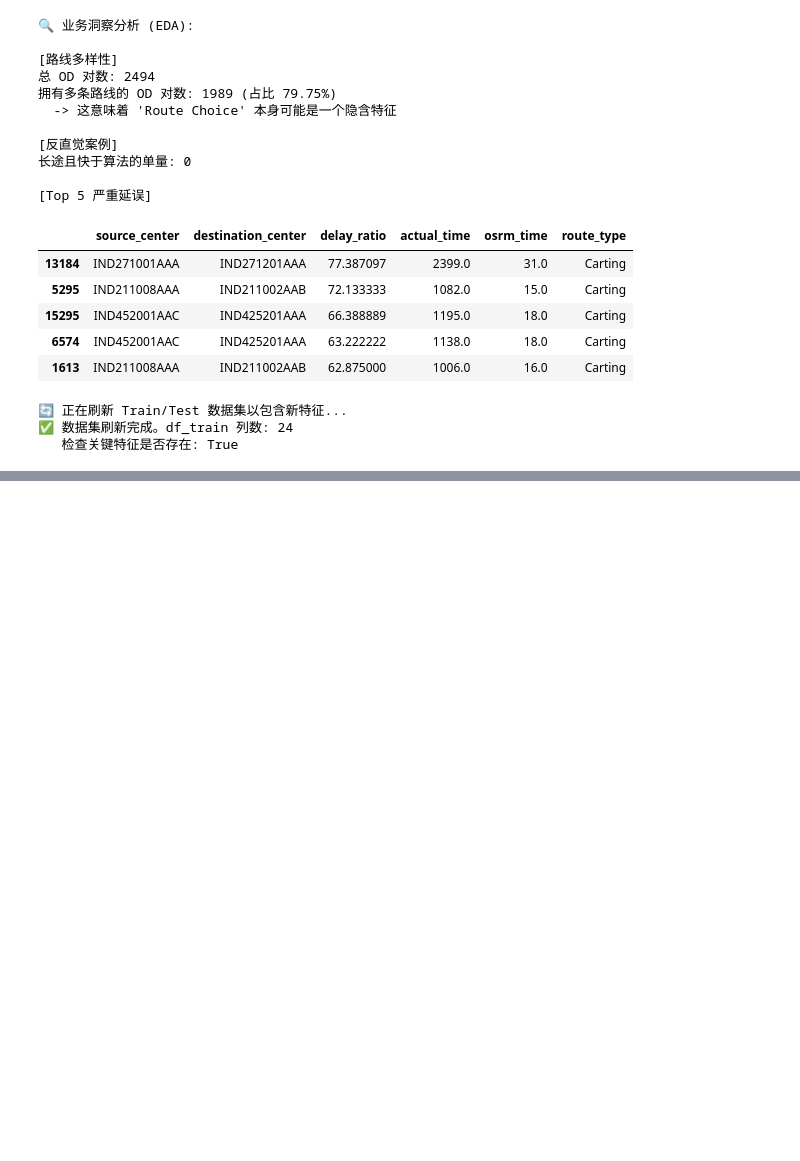
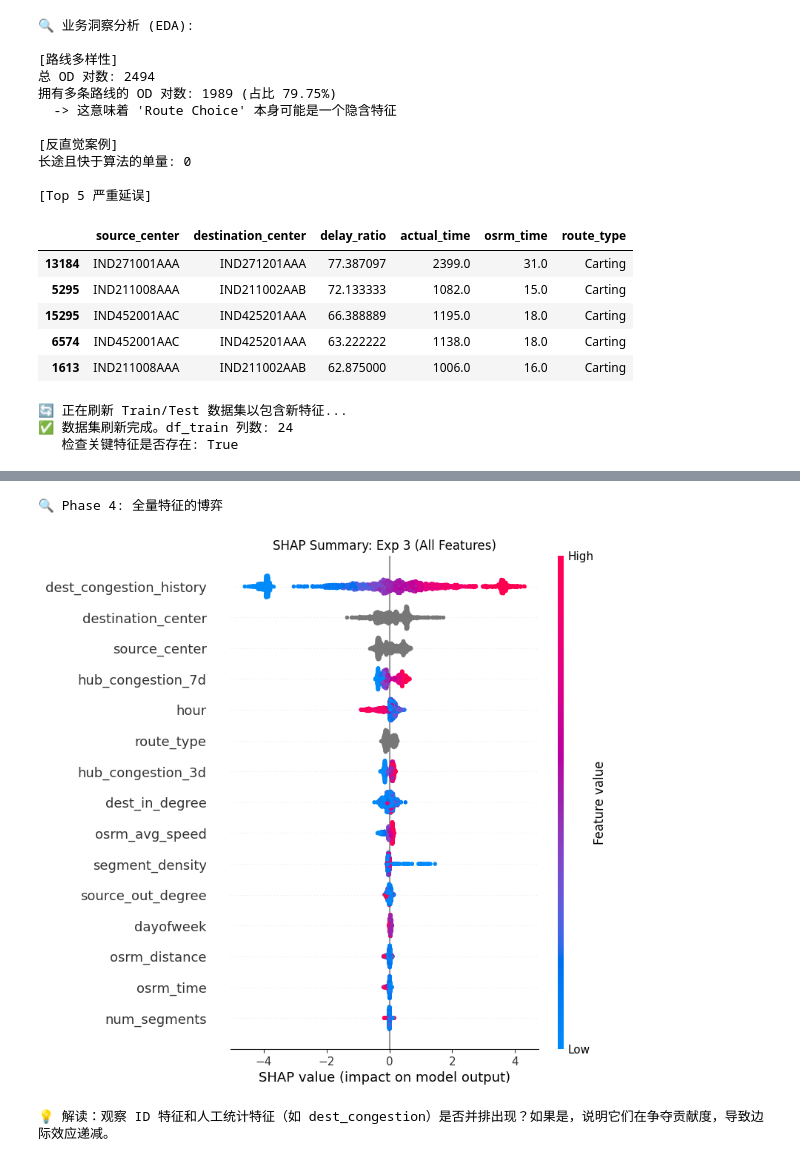
Before and after one commit to Tsingbbby/fx, a Jupyter notebook: 1.3.ipynb, the cells around one changed output, grey strips where cells are left out. Drawn from its saved outputs; the diff is of its cells as text; code cells hidden in the pictures; blank space fills up the shorter version.

```diff
--- a/1.3.ipynb
+++ b/1.3.ipynb
@@ -601,4 +601,26 @@ weighted avg       0.80      0.80      0.80      1880
 1. 请查看 'source_center' 和 'destination_center' 的重要性。
    CatBoost 能直接利用这些 ID 进行 Target Encoding，通常这会成为最强特征。
 2. 检查 'osrm_avg_speed' (预估速度)，这往往隐含了道路等级信息。
+# %%
+# 📊 [1.3.ipynb 可解释性] 特征冗余分析
+import shap
+import matplotlib.pyplot as plt
+
+print("🔍 Phase 4: 全量特征的博弈")
+
+# 1. 计算 SHAP (CatBoost 原生支持)
+explainer = shap.TreeExplainer(model_cb)
+shap_values = explainer.shap_values(X_test_final)
+
+# 2. 绘图
+plt.figure(figsize=(12, 8))
+shap.summary_plot(shap_values, X_test_final, max_display=25, show=False)
+plt.title('SHAP Summary: Exp 3 (All Features)')
+plt.show()
+
+print("💡 解读：观察 ID 特征和人工统计特征（如 dest_congestion）是否并排出现？如果是，说明它们在争夺贡献度，导致边际效应递减。")
+# %% [output]
+🔍 Phase 4: 全量特征的博弈
+[figure, added]
+💡 解读：观察 ID 特征和人工统计特征（如 dest_congestion）是否并排出现？如果是，说明它们在争夺贡献度，导致边际效应递减。
 # %%
```
Also changed, not shown: parts of 2 cells of this notebook, 15 other files.
